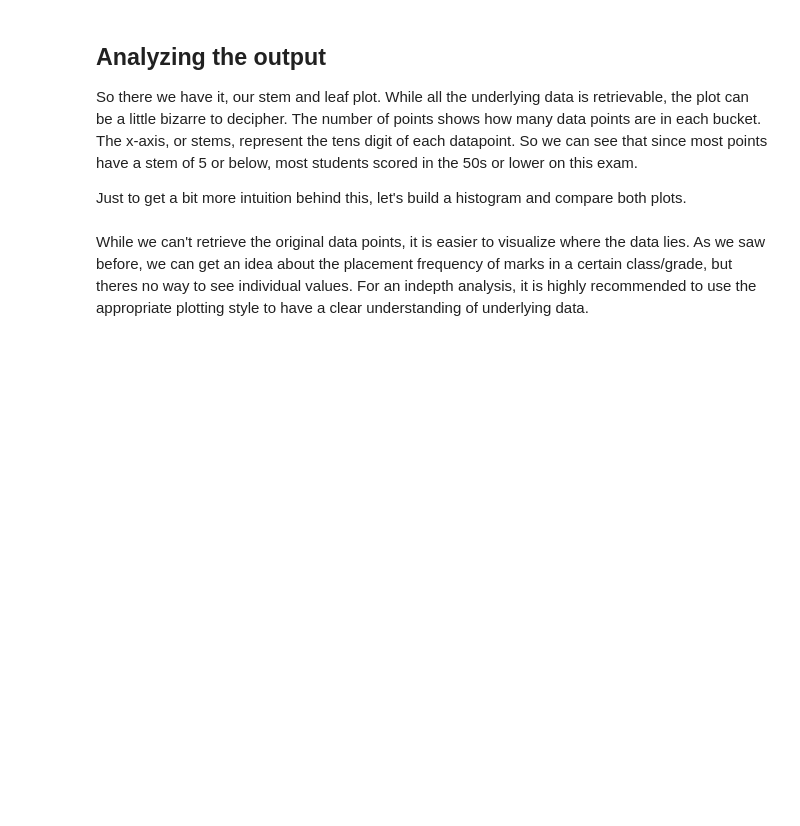
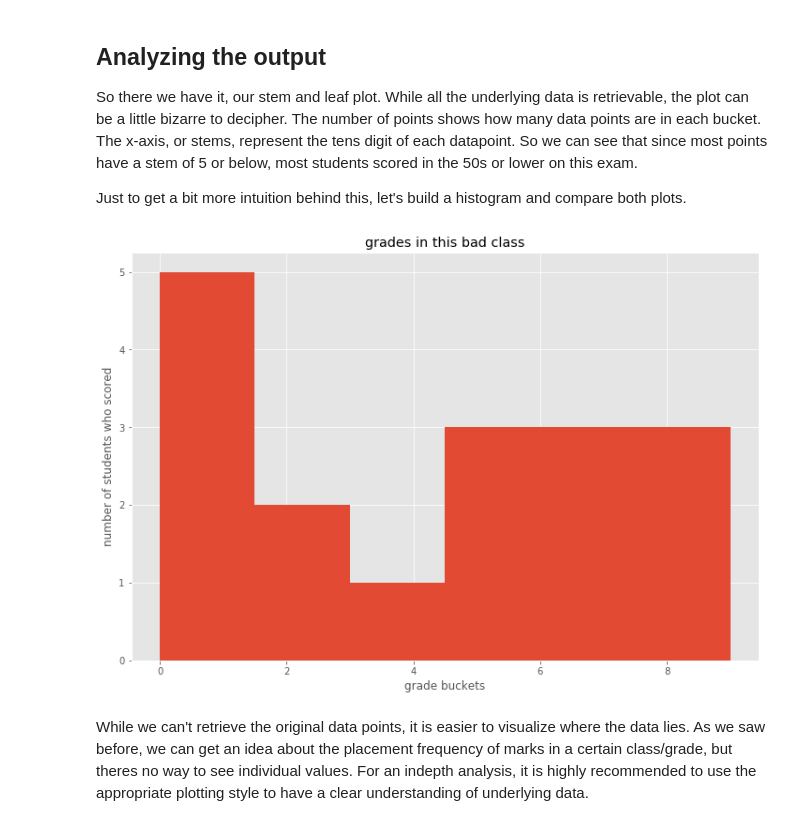
Before and after one commit to sherzyang/dsc-1-09-05-statistical-distributions-with-stem-and-leaf-plots-labs-seattle-ds-career-040119, a Jupyter notebook: index.ipynb, the cells around one changed output. Drawn from its saved outputs; the diff is of its cells as text; code cells hidden in the pictures; blank space fills up the shorter version.

```diff
--- a/index.ipynb
+++ b/index.ipynb
@@ -105,12 +105,16 @@ Just to get a bit more intuition behind this, let's build a histogram and compar
 # %%
 # Create a histogram for marks
 
 plt.figure(figsize=(12,8))
 x = leaves
 plt.hist(x,bins=6)
 
 plt.xlabel('grade buckets')
-plt.ylabel('number of ')
+plt.ylabel('number of students who scored')
+plt.title('grades in this bad class')
+plt.show()
+# %% [output]
+[figure, added]
 # %% [markdown]
 While we can't retrieve the original data points, it is easier to visualize where the data lies. As we saw before, we can get an idea about the placement frequency of marks in a certain class/grade, but theres no way to see individual values. For an indepth analysis, it is highly recommended to use the appropriate plotting style to have a clear understanding of underlying data.
 # %% [markdown]
```
